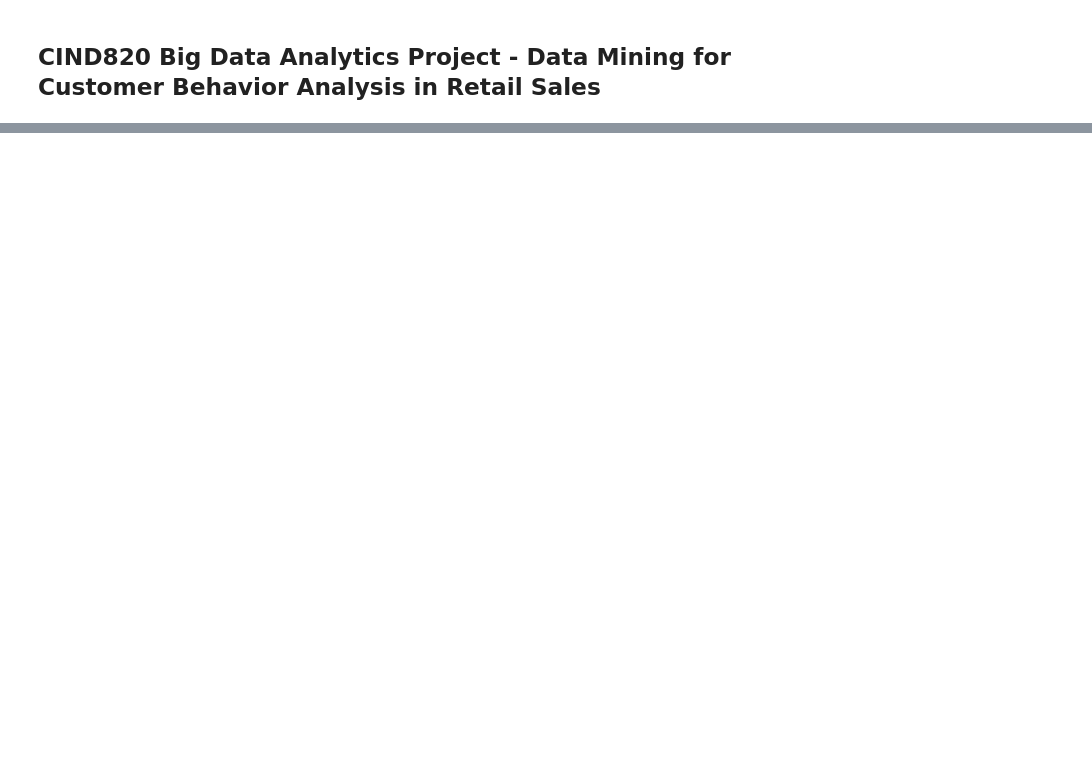
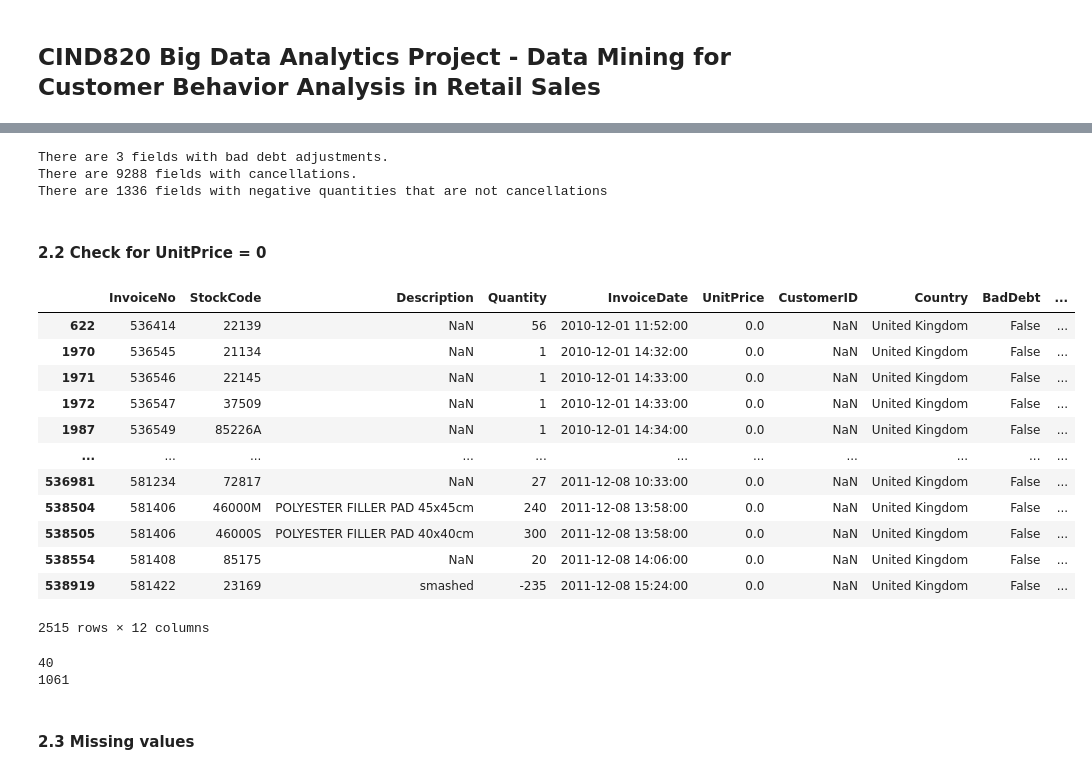
Before and after one commit to juniorrozariotmu/CIND820-Big-Data-Analytics-Project, a Jupyter notebook: cind820-eda.ipynb, the cells around one changed output, grey strips where cells are left out. Drawn from its saved outputs; the diff is of its cells as text; code cells hidden in the pictures; blank space fills up the shorter version.

```diff
--- a/cind820-eda.ipynb
+++ b/cind820-eda.ipynb
@@ -79,0 +263,43 @@ dtype: int64
+# %%
+a = df.loc[df['InvoiceNo'].str.startswith("A", na = False), :] # bad debt
+b = df.loc[df['InvoiceNo'].str.startswith("C", na = False), :] # cancellations
+
+# Summary
+
+print(f"There are {a.shape[0]} fields with bad debt adjustments.")
+print(f"There are {b.shape[0]} fields with cancellations.")
+print(f"There are {noncancel_negquantity.shape[0]} fields with negative quantities that are not cancellations")
+# %% [output]
+There are 3 fields with bad debt adjustments.
+There are 9288 fields with cancellations.
+There are 1336 fields with negative quantities that are not cancellations
+# %% [markdown]
+#### 2.2 Check for UnitPrice = 0
+# %%
+df.loc[(df['UnitPrice'] == 0)]
+# %% [output]
+|  | InvoiceNo | StockCode | Description | Quantity | InvoiceDate | UnitPrice | CustomerID | Country | BadDebt | ... |
+| 622 | 536414 | 22139 | NaN | 56 | 2010-12-01 11:52:00 | 0.0 | NaN | United Kingdom | False | ... |
+| 1970 | 536545 | 21134 | NaN | 1 | 2010-12-01 14:32:00 | 0.0 | NaN | United Kingdom | False | ... |
+| 1971 | 536546 | 22145 | NaN | 1 | 2010-12-01 14:33:00 | 0.0 | NaN | United Kingdom | False | ... |
+| 1972 | 536547 | 37509 | NaN | 1 | 2010-12-01 14:33:00 | 0.0 | NaN | United Kingdom | False | ... |
+| 1987 | 536549 | 85226A | NaN | 1 | 2010-12-01 14:34:00 | 0.0 | NaN | United Kingdom | False | ... |
+| ... | ... | ... | ... | ... | ... | ... | ... | ... | ... | ... |
+| 536981 | 581234 | 72817 | NaN | 27 | 2011-12-08 10:33:00 | 0.0 | NaN | United Kingdom | False | ... |
+| 538504 | 581406 | 46000M | POLYESTER FILLER PAD 45x45cm | 240 | 2011-12-08 13:58:00 | 0.0 | NaN | United Kingdom | False | ... |
+| 538505 | 581406 | 46000S | POLYESTER FILLER PAD 40x40cm | 300 | 2011-12-08 13:58:00 | 0.0 | NaN | United Kingdom | False | ... |
+| 538554 | 581408 | 85175 | NaN | 20 | 2011-12-08 14:06:00 | 0.0 | NaN | United Kingdom | False | ... |
+| 538919 | 581422 | 23169 | smashed | -235 | 2011-12-08 15:24:00 | 0.0 | NaN | United Kingdom | False | ... |
+2515 rows × 12 columns
+# %%
+print(df.loc[(df['UnitPrice'] == 0) & (df['CustomerID_NA'] == False)].shape[0])
+print(df.loc[(df['UnitPrice'] == 0) & (df['Description_NA'] == False)].shape[0])
+
+# Only 40 instances of UnitPrice == 0 occurs when CustomerID is not NA
+# 1061 instances of UnitPrice == 0 occurs when Description is not NA
+# Consider removing fields with UnitPrice == 0?
+# %% [output]
+40
+1061
+# %% [markdown]
+#### 2.3 Missing values
```
Also changed, not shown: parts of 41 cells of this notebook.
